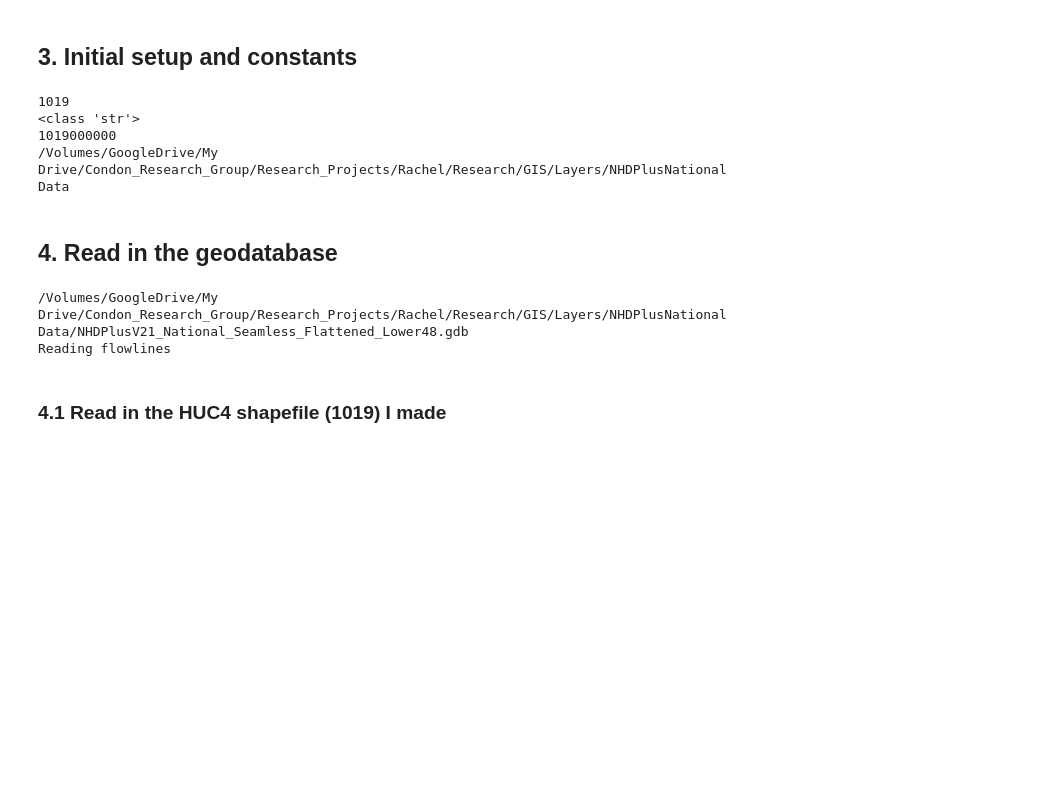
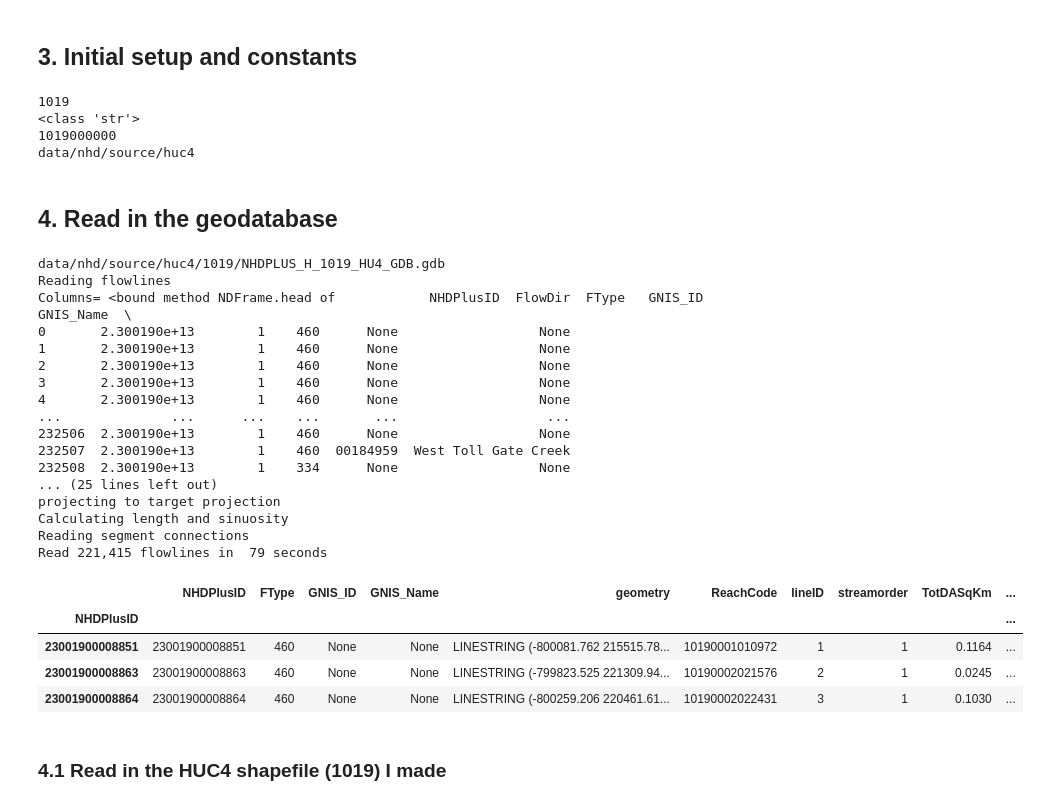
Before and after one commit to rspinti/River_bifurcation, a Jupyter notebook: Workflow_cleaned.ipynb, the cells around one changed output. Drawn from its saved outputs; the diff is of its cells as text; code cells hidden in the pictures; blank space fills up the shorter version.

```diff
--- a/Workflow_cleaned.ipynb
+++ b/Workflow_cleaned.ipynb
@@ -50,8 +51,8 @@ print(type(HUC4))
 huc_id = int(HUC4) * 1000000   # the full HUC4 ID
 print(huc_id)
 
-# data_dir = Path("data/nhd/source/huc4")  # point to where GDBs are
-data_dir = Path("/Volumes/GoogleDrive/My Drive/Condon_Research_Group/Research_Projects/Rachel/Research/GIS/Layers/NHDPlusNationalData")  # point to where GDBs are
+data_dir = Path("data/nhd/source/huc4")  # point to where GDBs are
+# data_dir = Path("/Volumes/GoogleDrive/My Drive/Condon_Research_Group/Research_Projects/Rachel/Research/GIS/Layers/NHDPlusNationalData")  # point to where GDBs are
 
 #Setting projections
 CRS = {           # Using USGS CONUS Albers (EPSG:102003): https://epsg.io/102003  WHY?
@@ -71,32 +72,54 @@ print(data_dir)
 1019
 <class 'str'>
 1019000000
-/Volumes/GoogleDrive/My Drive/Condon_Research_Group/Research_Projects/Rachel/Research/GIS/Layers/NHDPlusNationalData
+data/nhd/source/huc4
 # %% [markdown]
 ## 4. Read in the geodatabase
 # %%
 # sys.path.append('/Users/rachelspinti/Documents/River_bifurcation/data/nhd/source/huc4/1019') #call where these scripts are located
 
-# gdb = data_dir/HUC4/ "NHDPLUS_H_{HUC4}_HU4_GDB.gdb".format(HUC4=HUC4)
+gdb = data_dir/HUC4/ "NHDPLUS_H_{HUC4}_HU4_GDB.gdb".format(HUC4=HUC4)
+print(gdb)
+read_start = time()
+flowlines, joins = extract_flowlines(gdb, target_crs=CRS)
+print("Read {:,} flowlines in  {:.0f} seconds".format(len(flowlines), time() - read_start))
+
+# gdb = data_dir/"NHDPlusV21_National_Seamless_Flattened_Lower48.gdb"
 # print(gdb)
 # read_start = time()
-# flowlines = extract_flowlines(gdb, target_crs=CRS)
+# flowlines = extract_flowlines_R(gdb, target_crs=CRS)
 # print("Read {:,} flowlines in  {:.0f} seconds".format(len(flowlines), time() - read_start))
 
-gdb = data_dir/"NHDPlusV21_National_Seamless_Flattened_Lower48.gdb"
-print(gdb)
-read_start = time()
-flowlines = extract_flowlines_R(gdb, target_crs=CRS)
-print("Read {:,} flowlines in  {:.0f} seconds".format(len(flowlines), time() - read_start))
-
-# gdb = data_dir/HUC4/ "NHDPLUS_H_{HUC4}_HU4_GDB.gdb".format(HUC4=HUC4)
+# gdb = data_dir/ "NHDPlusV21_National_Seamless_Flattened_Lower48.gdb".format(HUC4=HUC4)
 # print(gdb)
 # read_start = time()
 # flowlines, joins = extract_flowlines(gdb, target_crs=CRS)
 # print("Read {:,} flowlines in  {:.0f} seconds".format(len(flowlines), time() - read_start))
+
+flowlines.head(3)
 # %% [output]
-/Volumes/GoogleDrive/My Drive/Condon_Research_Group/Research_Projects/Rachel/Research/GIS/Layers/NHDPlusNationalData/NHDPlusV21_National_Seamless_Flattened_Lower48.gdb
+data/nhd/source/huc4/1019/NHDPLUS_H_1019_HU4_GDB.gdb
 Reading flowlines
+Columns= <bound method NDFrame.head of            NHDPlusID  FlowDir  FType   GNIS_ID             GNIS_Name  \
+0       2.300190e+13        1    460      None                  None
+1       2.300190e+13        1    460      None                  None
+2       2.300190e+13        1    460      None                  None
+3       2.300190e+13        1    460      None                  None
+4       2.300190e+13        1    460      None                  None
+...              ...      ...    ...       ...                   ...
+232506  2.300190e+13        1    460      None                  None
+232507  2.300190e+13        1    460  00184959  West Toll Gate Creek
+232508  2.300190e+13        1    334      None                  None
+... (25 lines left out)
+projecting to target projection
+Calculating length and sinuosity
+Reading segment connections
+Read 221,415 flowlines in  79 seconds
+|  | NHDPlusID | FType | GNIS_ID | GNIS_Name | geometry | ReachCode | lineID | streamorder | TotDASqKm | ... |
+| NHDPlusID |  |  |  |  |  |  |  |  |  | ... |
+| 23001900008851 | 23001900008851 | 460 | None | None | LINESTRING (-800081.762 215515.78... | 10190001010972 | 1 | 1 | 0.1164 | ... |
+| 23001900008863 | 23001900008863 | 460 | None | None | LINESTRING (-799823.525 221309.94... | 10190002021576 | 2 | 1 | 0.0245 | ... |
+| 23001900008864 | 23001900008864 | 460 | None | None | LINESTRING (-800259.206 220461.61... | 10190002022431 | 3 | 1 | 0.1030 | ... |
 # %% [markdown]
 ### 4.1 Read in the HUC4 shapefile (1019) I made
 # %%
```
Also changed, not shown: parts of 35 cells of this notebook, 1 other file.
